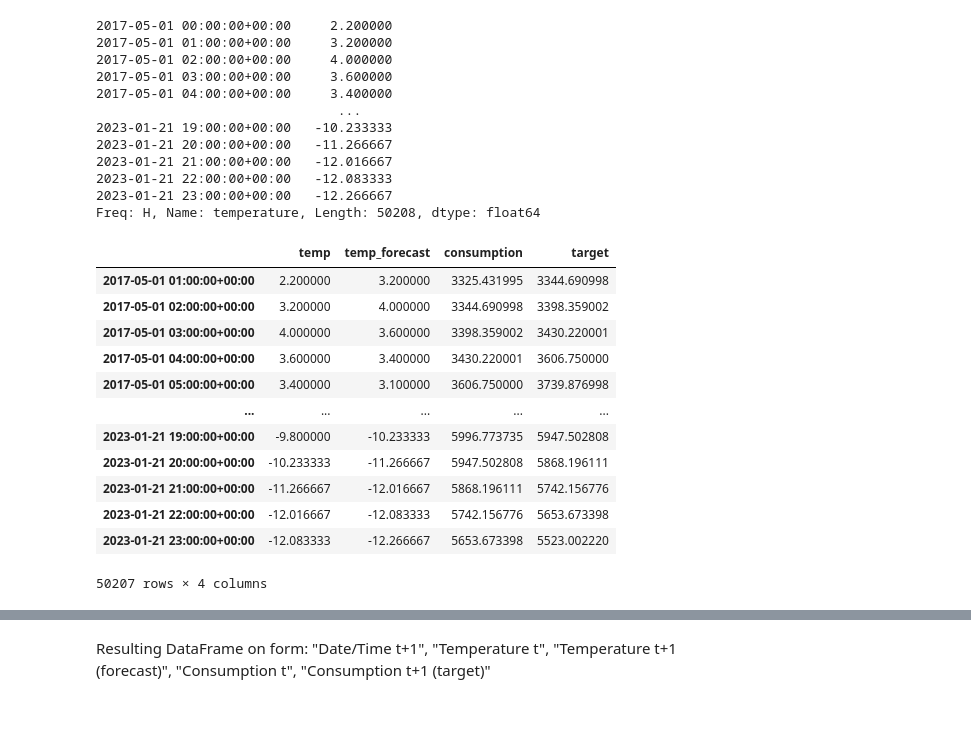
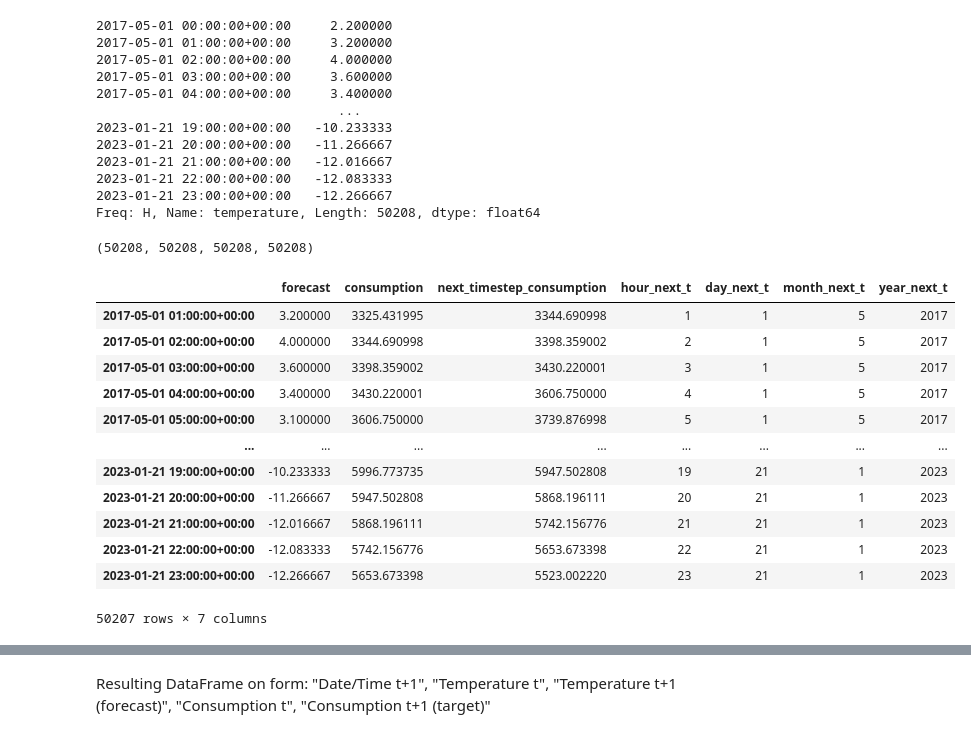
Before and after one commit to mikkeldah/IT3030---Deep-Learning, a Jupyter notebook: Project 2/feed_forward.ipynb, the cells around one changed output, grey strips where cells are left out. Cells and saved outputs as stored; diff of their text form; code cells hidden in the pictures.

```diff
--- a/Project 2/feed_forward.ipynb
+++ b/Project 2/feed_forward.ipynb
@@ -116,22 +115,36 @@ temp_forecast
 2023-01-21 22:00:00+00:00   -12.083333
 2023-01-21 23:00:00+00:00   -12.266667
 Freq: H, Name: temperature, Length: 50208, dtype: float64
+# %%
+hour = pd.Series(df1.index.hour, name="hour_next_t")
+day = pd.Series(df1.index.day, name="day_next_t")
+month = pd.Series(df1.index.month, name="month_next_t")
+year = pd.Series(df1.index.year, name="year_next_t")
+
+len(hour), len(day), len(month), len(year)
+# %% [output]
+(50208, 50208, 50208, 50208)
 # %%
 # Concatenate temperature and forecast so that each row contains temp, next day forecast
-df_ = pd.concat([temp, temp_forecast, consumption, target], axis=1).tail(-1)
-df_.columns = ['temp', 'temp_forecast', 'consumption', 'target']
+df_ = pd.concat([temp_forecast, consumption, target], axis=1)
+df_ = df_.assign(hour_next_t=hour.values)
+df_ = df_.assign(day_next_t=day.values)
+df_ = df_.assign(month_next_t=month.values)
+df_ = df_.assign(year_next_t=year.values)
+df_.columns = ['forecast', 'consumption', 'next_timestep_consumption', 'hour_next_t', 'day_next_t', 'month_next_t', 'year_next_t']
+df_ = df_.tail(-1)
 df_
 # %% [output]
-|  | temp | temp_forecast | consumption | target |
-| 2017-05-01 01:00:00+00:00 | 2.200000 | 3.200000 | 3325.431995 | 3344.690998 |
-| 2017-05-01 02:00:00+00:00 | 3.200000 | 4.000000 | 3344.690998 | 3398.359002 |
-| 2017-05-01 03:00:00+00:00 | 4.000000 | 3.600000 | 3398.359002 | 3430.220001 |
-| 2017-05-01 04:00:00+00:00 | 3.600000 | 3.400000 | 3430.220001 | 3606.750000 |
-| 2017-05-01 05:00:00+00:00 | 3.400000 | 3.100000 | 3606.750000 | 3739.876998 |
-| ... | ... | ... | ... | ... |
-| 2023-01-21 19:00:00+00:00 | -9.800000 | -10.233333 | 5996.773735 | 5947.502808 |
-| 2023-01-21 20:00:00+00:00 | -10.233333 | -11.266667 | 5947.502808 | 5868.196111 |
-| 2023-01-21 21:00:00+00:00 | -11.266667 | -12.016667 | 5868.196111 | 5742.156776 |
-| 2023-01-21 22:00:00+00:00 | -12.016667 | -12.083333 | 5742.156776 | 5653.673398 |
-| 2023-01-21 23:00:00+00:00 | -12.083333 | -12.266667 | 5653.673398 | 5523.002220 |
+|  | forecast | consumption | next_timestep_consumption | hour_next_t | day_next_t | month_next_t | year_next_t |
+| 2017-05-01 01:00:00+00:00 | 3.200000 | 3325.431995 | 3344.690998 | 1 | 1 | 5 | 2017 |
+| 2017-05-01 02:00:00+00:00 | 4.000000 | 3344.690998 | 3398.359002 | 2 | 1 | 5 | 2017 |
+| 2017-05-01 03:00:00+00:00 | 3.600000 | 3398.359002 | 3430.220001 | 3 | 1 | 5 | 2017 |
+| 2017-05-01 04:00:00+00:00 | 3.400000 | 3430.220001 | 3606.750000 | 4 | 1 | 5 | 2017 |
+| 2017-05-01 05:00:00+00:00 | 3.100000 | 3606.750000 | 3739.876998 | 5 | 1 | 5 | 2017 |
+| ... | ... | ... | ... | ... | ... | ... | ... |
+| 2023-01-21 19:00:00+00:00 | -10.233333 | 5996.773735 | 5947.502808 | 19 | 21 | 1 | 2023 |
+| 2023-01-21 20:00:00+00:00 | -11.266667 | 5947.502808 | 5868.196111 | 20 | 21 | 1 | 2023 |
+| 2023-01-21 21:00:00+00:00 | -12.016667 | 5868.196111 | 5742.156776 | 21 | 21 | 1 | 2023 |
+| 2023-01-21 22:00:00+00:00 | -12.083333 | 5742.156776 | 5653.673398 | 22 | 21 | 1 | 2023 |
+| 2023-01-21 23:00:00+00:00 | -12.266667 | 5653.673398 | 5523.002220 | 23 | 21 | 1 | 2023 |
-50207 rows × 4 columns
+50207 rows × 7 columns
```
Also changed, not shown: parts of 17 cells of this notebook, 3 other files.
